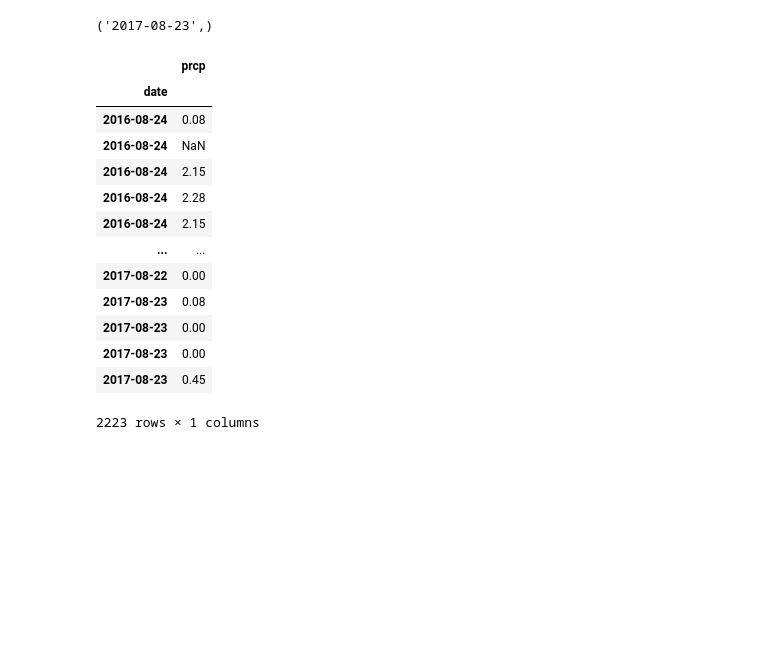
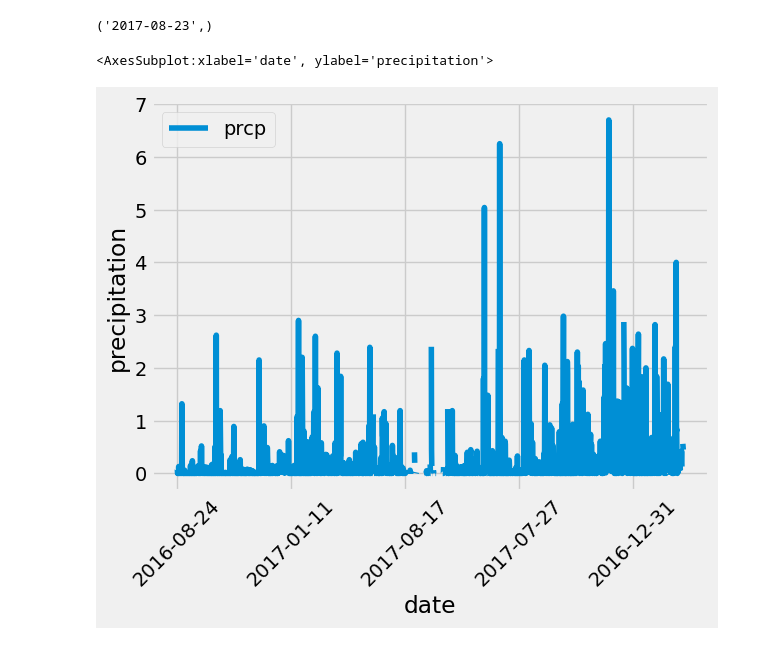
Before and after one commit to lilphonsdale/sqlalchemy-challenge, a Jupyter notebook: SurfsUp/SQLAlchemy Challenge.ipynb, the cells around one changed output. Cells and saved outputs as stored; diff of their text form; code cells hidden in the pictures; blank space fills up the shorter version.

```diff
--- a/SurfsUp/SQLAlchemy Challenge.ipynb
+++ b/SurfsUp/SQLAlchemy Challenge.ipynb
@@ -73,38 +73,28 @@ most_recent_date
 # %%
 # Design a query to retrieve the last 12 months of precipitation data and plot the results.
 # Starting from the most recent data point in the database.
 
 # Calculate the date one year from the last date in data set.
 
 one_year = dt.date(2017,8,23) - dt.timedelta(days=365)
 
 # Perform a query to retrieve the data and precipitation scores
 
 one_year_rain = session.query(Measurement.date, Measurement.prcp).\
     filter(Measurement.date > one_year).all()
 
 # Save the query results as a Pandas DataFrame and set the index to the date column
 
 df = pd.DataFrame(one_year_rain)
 df.set_index('date', inplace=True)
 
 # Sort the dataframe by date
 
 df.sort_values('date')
 
 # Use Pandas Plotting with Matplotlib to plot the data
+
+df.plot(ylabel='precipitation', rot=45)
 # %% [output]
-|  | prcp |
-| date |  |
-| 2016-08-24 | 0.08 |
-| 2016-08-24 | NaN |
-| 2016-08-24 | 2.15 |
-| 2016-08-24 | 2.28 |
-| 2016-08-24 | 2.15 |
-| ... | ... |
-| 2017-08-22 | 0.00 |
-| 2017-08-23 | 0.08 |
-| 2017-08-23 | 0.00 |
-| 2017-08-23 | 0.00 |
-| 2017-08-23 | 0.45 |
-2223 rows × 1 columns
+<AxesSubplot:xlabel='date', ylabel='precipitation'>
+[figure, added]
```
Also changed, not shown: parts of 1 cell of this notebook.
